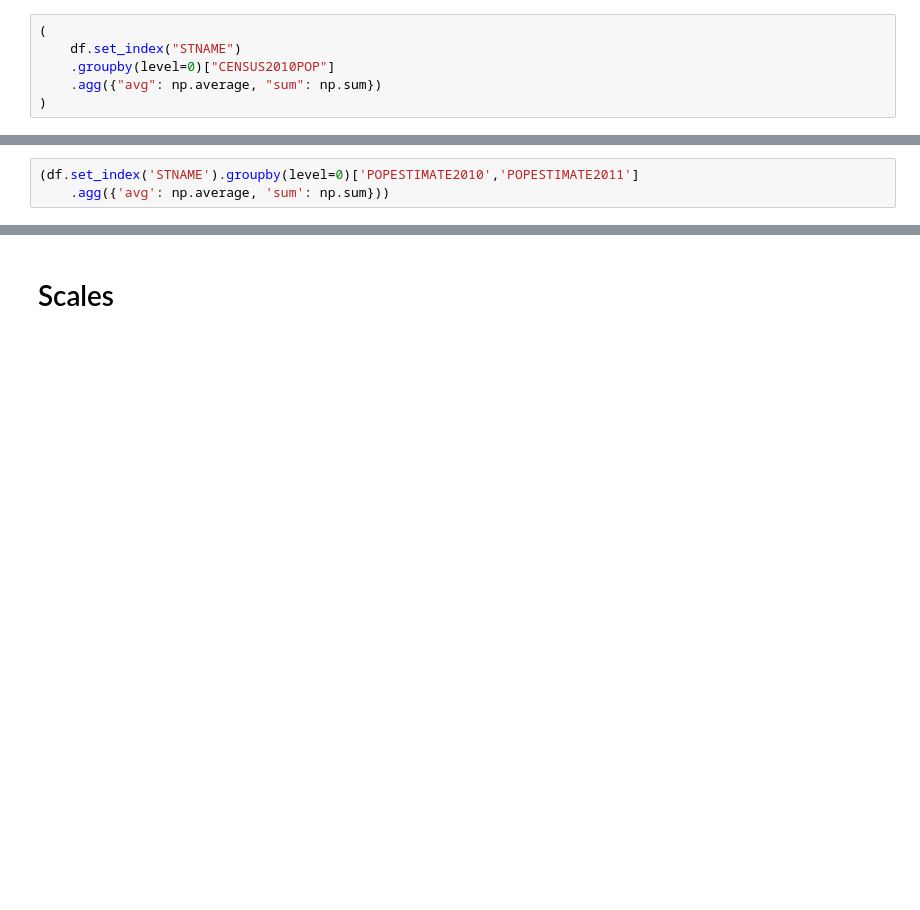
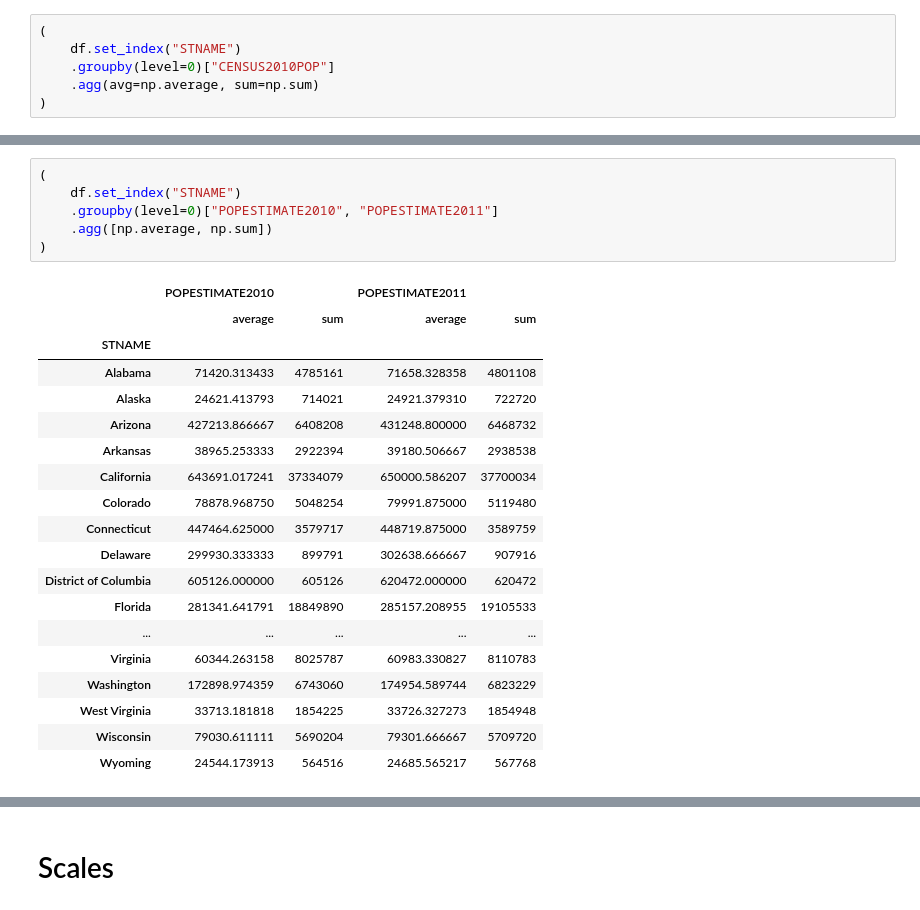
Before and after one commit to jacob5412/Applied-Data-Science-with-Python-Specialization, a Jupyter notebook: 1-Introduction_to_Data_Science_in_Python/practice/week3/Week+3.ipynb, the cells around one changed output, grey strips where cells are left out. Drawn from its saved outputs; the diff is of its cells as text; blank space fills up the shorter version.

```diff
--- a/1-Introduction_to_Data_Science_in_Python/practice/week3/Week+3.ipynb
+++ b/1-Introduction_to_Data_Science_in_Python/practice/week3/Week+3.ipynb
@@ -495,6 +495,6 @@ print(type(df.groupby(level=0)["POPESTIMATE2010"]))
 (
     df.set_index("STNAME")
     .groupby(level=0)["CENSUS2010POP"]
-    .agg({"avg": np.average, "sum": np.sum})
+    .agg(avg=np.average, sum=np.sum)
 )
 # %% [output]
@@ -502,4 +519,27 @@ SpecificationError: nested renamer is not supported
 [interactive output not drawn]
 # %%
-(df.set_index('STNAME').groupby(level=0)['POPESTIMATE2010','POPESTIMATE2011']
-    .agg({'avg': np.average, 'sum': np.sum}))
+(
+    df.set_index("STNAME")
+    .groupby(level=0)["POPESTIMATE2010", "POPESTIMATE2011"]
+    .agg([np.average, np.sum])
+)
+# %% [output]
+|  | POPESTIMATE2010 |  | POPESTIMATE2011 |  |
+|  | average | sum | average | sum |
+| STNAME |  |  |  |  |
+| Alabama | 71420.313433 | 4785161 | 71658.328358 | 4801108 |
+| Alaska | 24621.413793 | 714021 | 24921.379310 | 722720 |
+| Arizona | 427213.866667 | 6408208 | 431248.800000 | 6468732 |
+| Arkansas | 38965.253333 | 2922394 | 39180.506667 | 2938538 |
+| California | 643691.017241 | 37334079 | 650000.586207 | 37700034 |
+| Colorado | 78878.968750 | 5048254 | 79991.875000 | 5119480 |
+| Connecticut | 447464.625000 | 3579717 | 448719.875000 | 3589759 |
+| Delaware | 299930.333333 | 899791 | 302638.666667 | 907916 |
+| District of Columbia | 605126.000000 | 605126 | 620472.000000 | 620472 |
+| Florida | 281341.641791 | 18849890 | 285157.208955 | 19105533 |
+| ... | ... | ... | ... | ... |
+| Virginia | 60344.263158 | 8025787 | 60983.330827 | 8110783 |
+| Washington | 172898.974359 | 6743060 | 174954.589744 | 6823229 |
+| West Virginia | 33713.181818 | 1854225 | 33726.327273 | 1854948 |
+| Wisconsin | 79030.611111 | 5690204 | 79301.666667 | 5709720 |
+| Wyoming | 24544.173913 | 564516 | 24685.565217 | 567768 |
```
Also changed, not shown: parts of 36 cells of this notebook.
